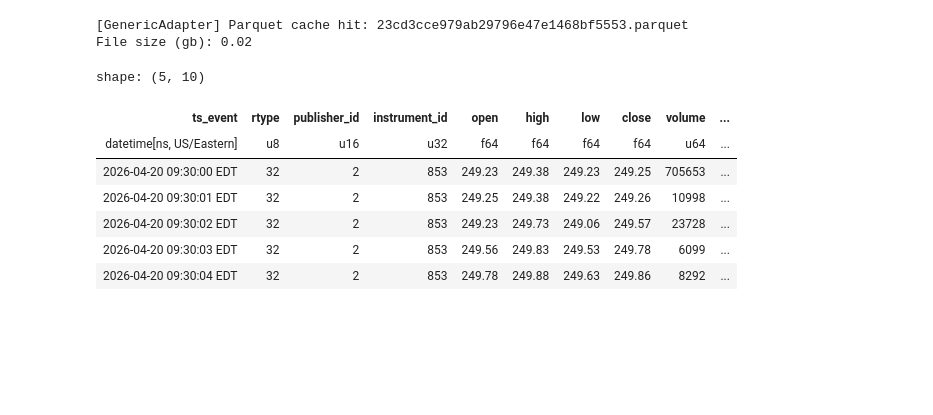
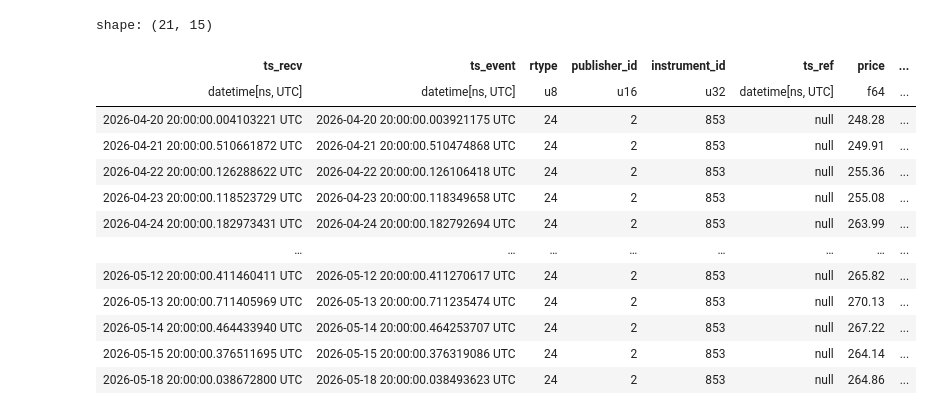
Before and after one commit to MichaelCusackNelkin/Summer_Research_2026, a Jupyter notebook: research-alpha/code/test.ipynb, the cells around one changed output. Cells and saved outputs as stored; diff of their text form; code cells hidden in the pictures; blank space fills up the shorter version.

Commit message:
data wrangling

```diff
--- a/research-alpha/code/test.ipynb
+++ b/research-alpha/code/test.ipynb
@@ -5,10 +5,19 @@ from data_collection.data_adapters import DatabentoGenericAdapter
 from dotenv import load_dotenv
 from pathlib import Path
 import os
+import polars as pl
+import pandas as pd
+import numpy as np
+import matplotlib.pyplot as plt
 load_dotenv()
 
 CACHE_DIR = Path.cwd().resolve().parents[1] / "data" / "dbn_cache" / "generic"
 adapter = DatabentoGenericAdapter(os.getenv("DATABENTO-API-KEY"), CACHE_DIR)
+
+# Clear the cache if needed
+# adapter.clear_cache()
+
+# Imbalance
 df_imbalance, map_imbalance = await adapter.get_data(
     tickers=["AMZN"],
     start_date="2026-04-19",
@@ -16,11 +25,29 @@ df_imbalance, map_imbalance = await adapter.get_data(
     dataset="XNAS.ITCH",
     schema="Imbalance"
 )
+map_imbalance = {v: k for k,v in map_imbalance.items()}
+df_imbalance = df_imbalance.filter(pl.col('ts_event').dt.time().is_between(pl.time(19,50), pl.time(20,00))).sort('ts_event')
 
-map_imbalance = {v: k for k,v in map_imbalance.items()}
+# 1s Bars
+df_bars, map_bars = await adapter.get_data(
+    tickers=["AMZN"],
+    start_date="2026-04-19",
+    end_date="2026-05-19",
+    dataset="XNAS.ITCH",
+    schema="ohlcv-1s"
+)
+map_bars = {v: k for k,v in map_bars.items()}
+df_bars = df_bars.filter(pl.col('ts_event').dt.time().is_between(pl.time(13,30), pl.time(20,00))).sort('ts_event')
 
-print(f"File size (gb): {df_imbalance.estimated_size('gb'):.2f}")
-
-df_imbalance.head()
+# Statistics (for auction price)
+df_stats, map_stats = await adapter.get_data(
+    tickers=["AMZN"],
+    start_date="2026-04-19",
+    end_date="2026-05-19",
+    dataset="XNAS.ITCH",
+    schema="statistics"
+)
+map_stats = {v: k for k,v in map_stats.items()}
+# df_stats = df_stats.with_columns(pl.col('ts_event').dt.convert_time_zone("UTC"))
 # %% [output]
 [GenericAdapter] Parquet cache hit: 09a704dcc7d1071e299eb6af360b5c58.parquet
@@ -36,25 +56,17 @@ shape: (5, 25)
-# %%
-df_bars, map_bars = await adapter.get_data(
-    tickers=["AMZN"],
-    start_date="2026-04-19",
-    end_date="2026-05-19",
-    dataset="XNAS.ITCH",
-    schema="ohlcv-1s"
-)
-
-map_bars = {v: k for k,v in map_bars.items()}
-
-print(f"File size (gb): {df_bars.estimated_size('gb'):.2f}")
-
-df_bars.head()
-# %% [output]
-[GenericAdapter] Parquet cache hit: 23cd3cce979ab29796e47e1468bf5553.parquet
-File size (gb): 0.02
-shape: (5, 10)
-| ts_event | rtype | publisher_id | instrument_id | open | high | low | close | volume | ... |
-| datetime[ns, US/Eastern] | u8 | u16 | u32 | f64 | f64 | f64 | f64 | u64 | ... |
-| 2026-04-20 09:30:00 EDT | 32 | 2 | 853 | 249.23 | 249.38 | 249.23 | 249.25 | 705653 | ... |
-| 2026-04-20 09:30:01 EDT | 32 | 2 | 853 | 249.25 | 249.38 | 249.22 | 249.26 | 10998 | ... |
-| 2026-04-20 09:30:02 EDT | 32 | 2 | 853 | 249.23 | 249.73 | 249.06 | 249.57 | 23728 | ... |
-| 2026-04-20 09:30:03 EDT | 32 | 2 | 853 | 249.56 | 249.83 | 249.53 | 249.78 | 6099 | ... |
-| 2026-04-20 09:30:04 EDT | 32 | 2 | 853 | 249.78 | 249.88 | 249.63 | 249.86 | 8292 | ... |
+# %%
+df_stats.filter(pl.col('stat_type') == 11).sort('ts_event')
+# %% [output]
+shape: (21, 15)
+| ts_recv | ts_event | rtype | publisher_id | instrument_id | ts_ref | price | ... |
+| datetime[ns, UTC] | datetime[ns, UTC] | u8 | u16 | u32 | datetime[ns, UTC] | f64 | ... |
+| 2026-04-20 20:00:00.004103221 UTC | 2026-04-20 20:00:00.003921175 UTC | 24 | 2 | 853 | null | 248.28 | ... |
+| 2026-04-21 20:00:00.510661872 UTC | 2026-04-21 20:00:00.510474868 UTC | 24 | 2 | 853 | null | 249.91 | ... |
+| 2026-04-22 20:00:00.126288622 UTC | 2026-04-22 20:00:00.126106418 UTC | 24 | 2 | 853 | null | 255.36 | ... |
+| 2026-04-23 20:00:00.118523729 UTC | 2026-04-23 20:00:00.118349658 UTC | 24 | 2 | 853 | null | 255.08 | ... |
+| 2026-04-24 20:00:00.182973431 UTC | 2026-04-24 20:00:00.182792694 UTC | 24 | 2 | 853 | null | 263.99 | ... |
+| … | … | … | … | … | … | … | ... |
+| 2026-05-12 20:00:00.411460411 UTC | 2026-05-12 20:00:00.411270617 UTC | 24 | 2 | 853 | null | 265.82 | ... |
+| 2026-05-13 20:00:00.711405969 UTC | 2026-05-13 20:00:00.711235474 UTC | 24 | 2 | 853 | null | 270.13 | ... |
+| 2026-05-14 20:00:00.464433940 UTC | 2026-05-14 20:00:00.464253707 UTC | 24 | 2 | 853 | null | 267.22 | ... |
+| 2026-05-15 20:00:00.376511695 UTC | 2026-05-15 20:00:00.376319086 UTC | 24 | 2 | 853 | null | 264.14 | ... |
+| 2026-05-18 20:00:00.038672800 UTC | 2026-05-18 20:00:00.038493623 UTC | 24 | 2 | 853 | null | 264.86 | ... |
```
Also changed, not shown: parts of 12 cells of this notebook, 2 other files.
